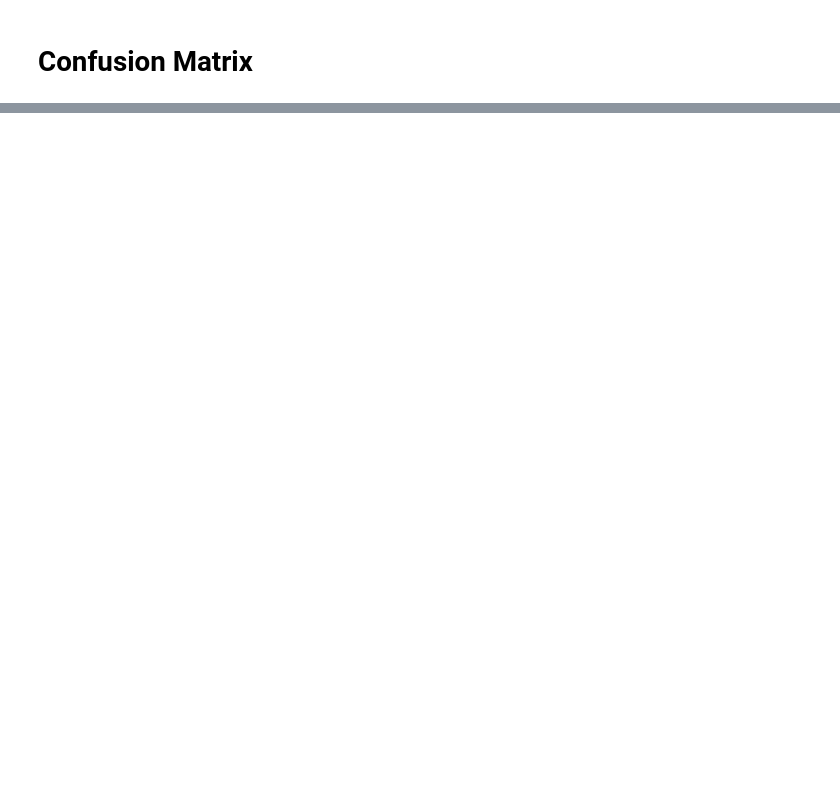
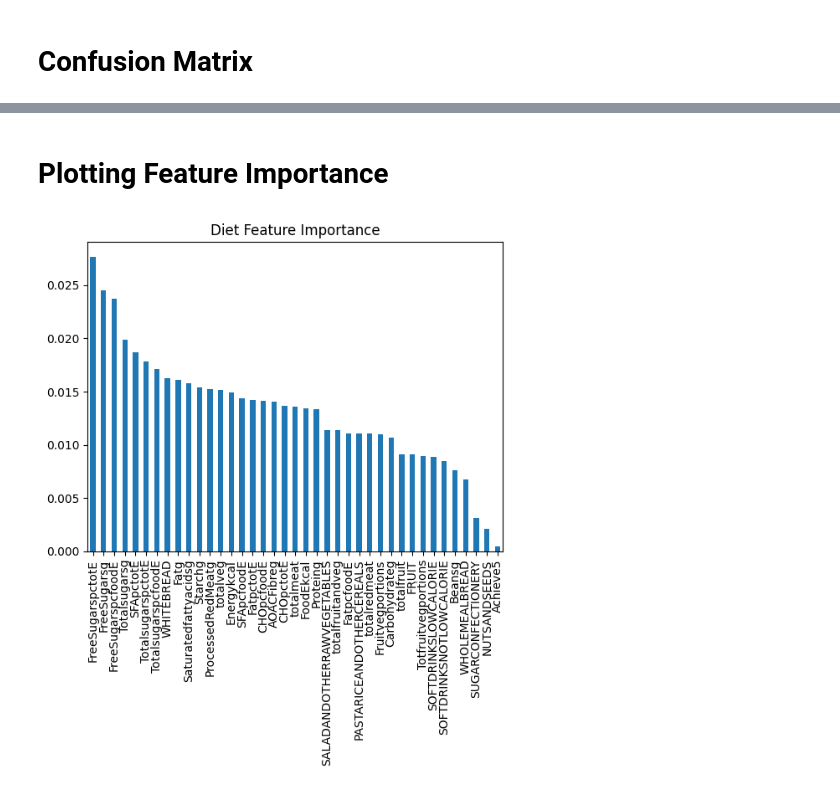
Before and after one commit to LikeMattorSomething/FutureTalentsProjects, a Jupyter notebook: GraceDataMLTests_V2.ipynb, the cells around one changed output, grey strips where cells are left out. Drawn from its saved outputs; the diff is of its cells as text; code cells hidden in the pictures; blank space fills up the shorter version.

Commit message:
Added feature importance plotting

```diff
--- a/GraceDataMLTests_V2.ipynb
+++ b/GraceDataMLTests_V2.ipynb
@@ -82,11 +80,19 @@ disp = ConfusionMatrixDisplay.from_estimator(GSD, X_test_scaled, y_test, normali
 plt.title("Confusion Matrix")
 plt.show()
 
-myClassifiers = pd.Series(GSD.best_estimator_.feature_importances_, index=X_train.columns)
+if ModelSelection != 1:
 
-DietImportance = myClassifiers[["Energykcal", "FoodEkcal", "Proteing", "Fatg", "Saturatedfattyacidsg", "Carbohydrateg", "Totalsugarsg", "Starchg", "FreeSugarsg", "AOACFibreg", "FatpctotE", "FatpcfoodE", "CHOpcfoodE", "CHOpctotE", "SFApcfoodE", "SFApctotE", "TotalsugarspcfoodE", "TotalsugarspctotE", "FreeSugarspcfoodE", "FreeSugarspctotE", "WHOLEMEALBREAD", "SOFTDRINKSLOWCALORIE", "SOFTDRINKSNOTLOWCALORIE", "SUGARCONFECTIONERY", "FRUIT", "NUTSANDSEEDS", "PASTARICEANDOTHERCEREALS", "SALADANDOTHERRAWVEGETABLES", "WHITEBREAD", "Beansg", "totalfruit", "totalveg", "totalfruitandveg", "Fruitvegportions", "Totfruitvegportions", "Achieve5", "ProcessedRedMeatg", "totalredmeat", "totalmeat"]]
-DietImportance = DietImportance.sort_values(ascending=False)
-print(DietImportance)
+  myClassifiers = pd.Series(GSD.best_estimator_.feature_importances_, index=X_train.columns)
+
+  DietImportance = myClassifiers[["Energykcal", "FoodEkcal", "Proteing", "Fatg", "Saturatedfattyacidsg", "Carbohydrateg", "Totalsugarsg", "Starchg", "FreeSugarsg", "AOACFibreg", "FatpctotE", "FatpcfoodE", "CHOpcfoodE", "CHOpctotE", "SFApcfoodE", "SFApctotE", "TotalsugarspcfoodE", "TotalsugarspctotE", "FreeSugarspcfoodE", "FreeSugarspctotE", "WHOLEMEALBREAD", "SOFTDRINKSLOWCALORIE", "SOFTDRINKSNOTLOWCALORIE", "SUGARCONFECTIONERY", "FRUIT", "NUTSANDSEEDS", "PASTARICEANDOTHERCEREALS", "SALADANDOTHERRAWVEGETABLES", "WHITEBREAD", "Beansg", "totalfruit", "totalveg", "totalfruitandveg", "Fruitvegportions", "Totfruitvegportions", "Achieve5", "ProcessedRedMeatg", "totalredmeat", "totalmeat"]]
+  DietImportance = DietImportance.sort_values(ascending=False)
+  print("")
+  print("Diet feature importance")
+  print("")
+  print(DietImportance)
+  print("")
+  print("Diet feature importance sum")
+  print(DietImportance.sum())
 
 # myClassifiers = myClassifiers.sort_values(ascending=False)
 # print(myClassifiers.head(15))
@@ -111,0 +118,10 @@ dtype: float64
+# %% [markdown]
+# Plotting Feature Importance
+# %%
+import matplotlib.pyplot as plt
+
+DietImportance.plot(kind="bar")
+plt.title("Diet Feature Importance")
+plt.show()
+# %% [output]
+[figure, added]
```
Also changed, not shown: parts of 2 cells of this notebook.
